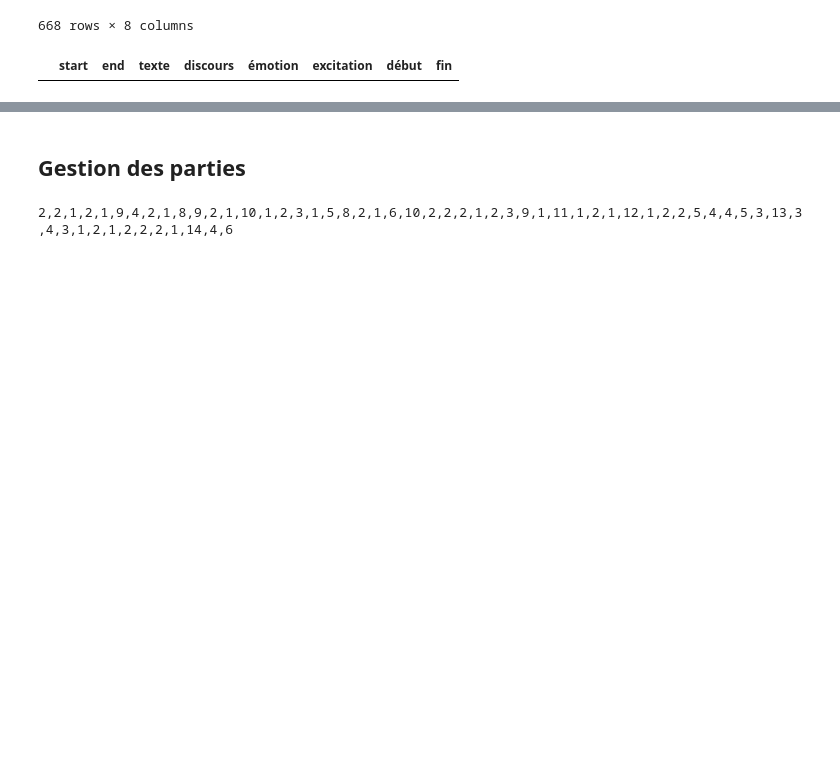
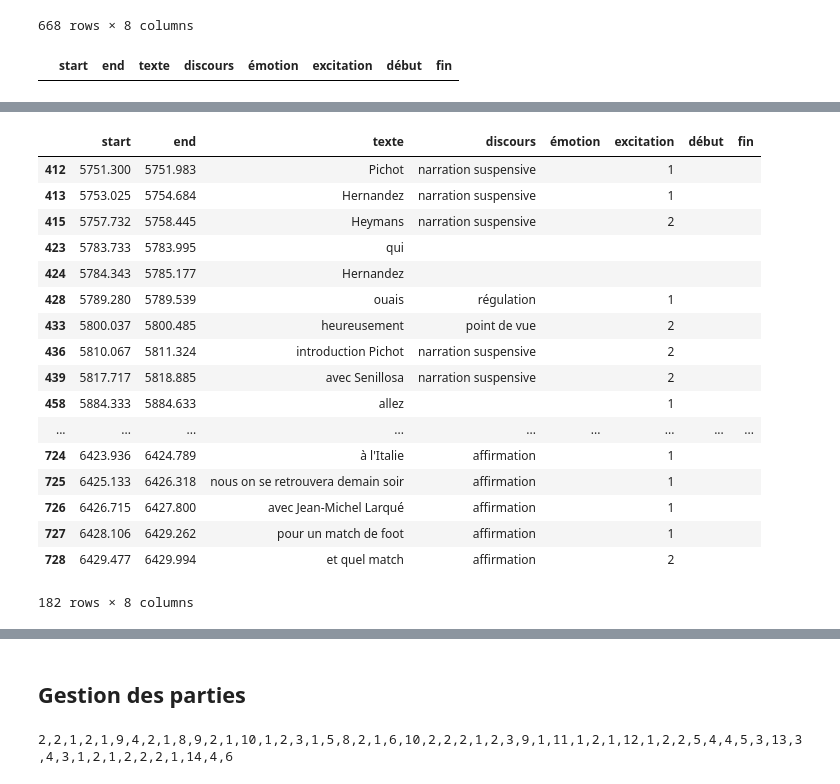
Before and after one commit to gboye/AMBK-SportsCom, a Jupyter notebook: Cerlico/Tableau-Cerlico.ipynb, the cells around one changed output, grey strips where cells are left out. Cells and saved outputs as stored; diff of their text form; code cells hidden in the pictures; blank space fills up the shorter version.

```diff
--- a/Cerlico/Tableau-Cerlico.ipynb
+++ b/Cerlico/Tableau-Cerlico.ipynb
@@ -660,0 +983,2 @@ dfCF[dfCF["début"]==""]
+# %%
+xmlTRSCM=etree.parse(fAnnotationsCM,parser)
@@ -660,0 +1037,9 @@ dfCF[dfCF["début"]==""]
+# %%
+dfCM=pd.DataFrame.from_records(listeToursCM,columns=colAnnotations)
+# %%
+listeInsertionCM=[u"qui l'a fait commettre un en-avant",u"surclassés",u"ballons"]
+texteRef=[s.strip() for s in df[(df["texte"].notnull()) & (df["début"]<=maxTimeCM+decMiTemps) & (df["début"]>=minTimeCM+decMiTemps)]["texte"].tolist()]
+texteRef=[l for l in texteRef if not l.startswith("spk")]
+texteAnnot=[s.strip()for s in dfCM["texte"].tolist() if s!="" and s not in listeInsertionCM]
+texteRef,
+#texteAnnot
@@ -660,0 +1064,32 @@ dfCF[dfCF["début"]==""]
+# %%
+dfCM["début"]=""
+dfCM["fin"]=""
+for t,ref,annot in [(i == j, i,j) for i, j in zip(texteRef, texteAnnot)]:
+    if t:
+        debut=df.loc[df["texte"]==ref,"début"].values
+        fin=df.loc[df["texte"]==ref,"fin"].values
+        if len(debut)==1:
+            dfCM.loc[dfCM["texte"]==ref,"début"]=debut[0]
+        if len(fin)==1:
+            dfCM.loc[dfCM["texte"]==ref,"fin"]=fin[0]
+# %%
+dfCM.iloc[410:][dfCM["début"]==""]
+# %% [output]
+|  | start | end | texte | discours | émotion | excitation | début | fin |
+| 412 | 5751.300 | 5751.983 | Pichot | narration suspensive |  | 1 |  |  |
+| 413 | 5753.025 | 5754.684 | Hernandez | narration suspensive |  | 1 |  |  |
+| 415 | 5757.732 | 5758.445 | Heymans | narration suspensive |  | 2 |  |  |
+| 423 | 5783.733 | 5783.995 | qui |  |  |  |  |  |
+| 424 | 5784.343 | 5785.177 | Hernandez |  |  |  |  |  |
+| 428 | 5789.280 | 5789.539 | ouais | régulation |  | 1 |  |  |
+| 433 | 5800.037 | 5800.485 | heureusement | point de vue |  | 2 |  |  |
+| 436 | 5810.067 | 5811.324 | introduction Pichot | narration suspensive |  | 2 |  |  |
+| 439 | 5817.717 | 5818.885 | avec Senillosa | narration suspensive |  | 2 |  |  |
+| 458 | 5884.333 | 5884.633 | allez |  |  | 1 |  |  |
+| ... | ... | ... | ... | ... | ... | ... | ... | ... |
+| 724 | 6423.936 | 6424.789 | à l'Italie | affirmation |  | 1 |  |  |
+| 725 | 6425.133 | 6426.318 | nous on se retrouvera demain soir | affirmation |  | 1 |  |  |
+| 726 | 6426.715 | 6427.800 | avec Jean-Michel Larqué | affirmation |  | 1 |  |  |
+| 727 | 6428.106 | 6429.262 | pour un match de foot | affirmation |  | 1 |  |  |
+| 728 | 6429.477 | 6429.994 | et quel match | affirmation |  | 2 |  |  |
+182 rows × 8 columns
```
Also changed, not shown: parts of 43 cells of this notebook, 6 other files.
